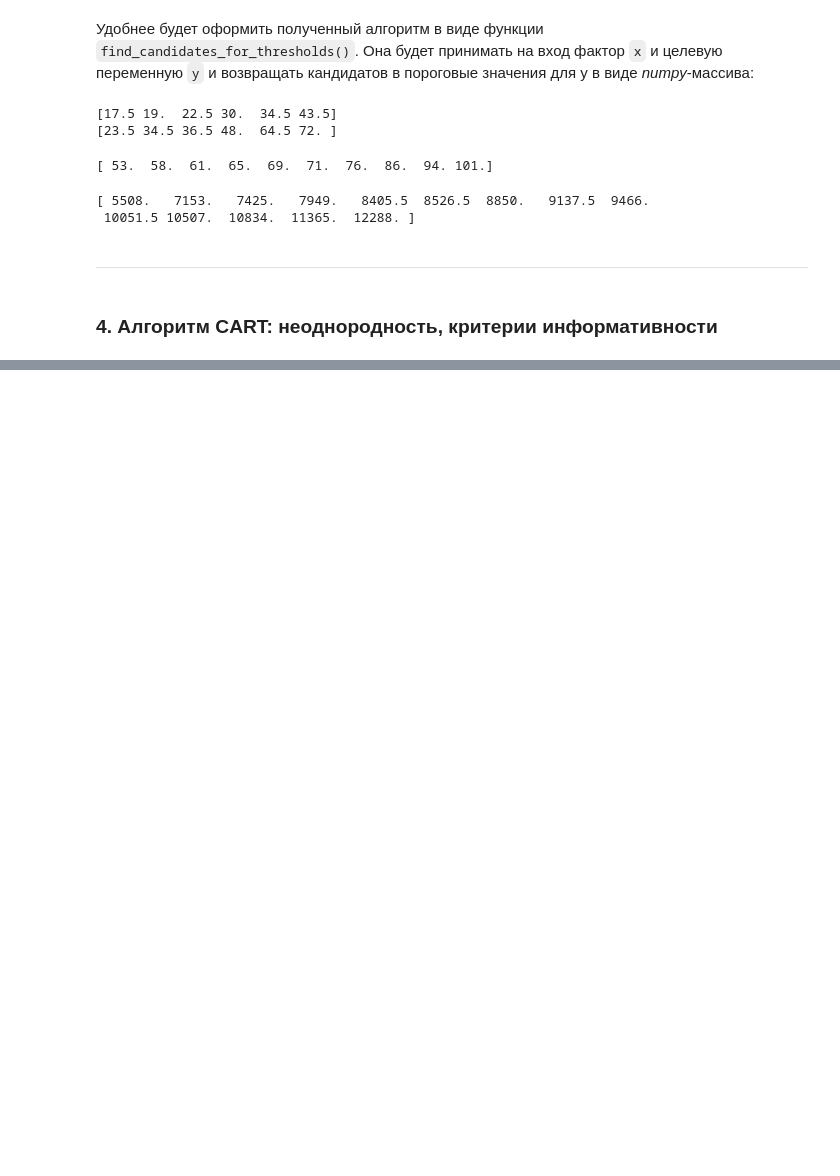
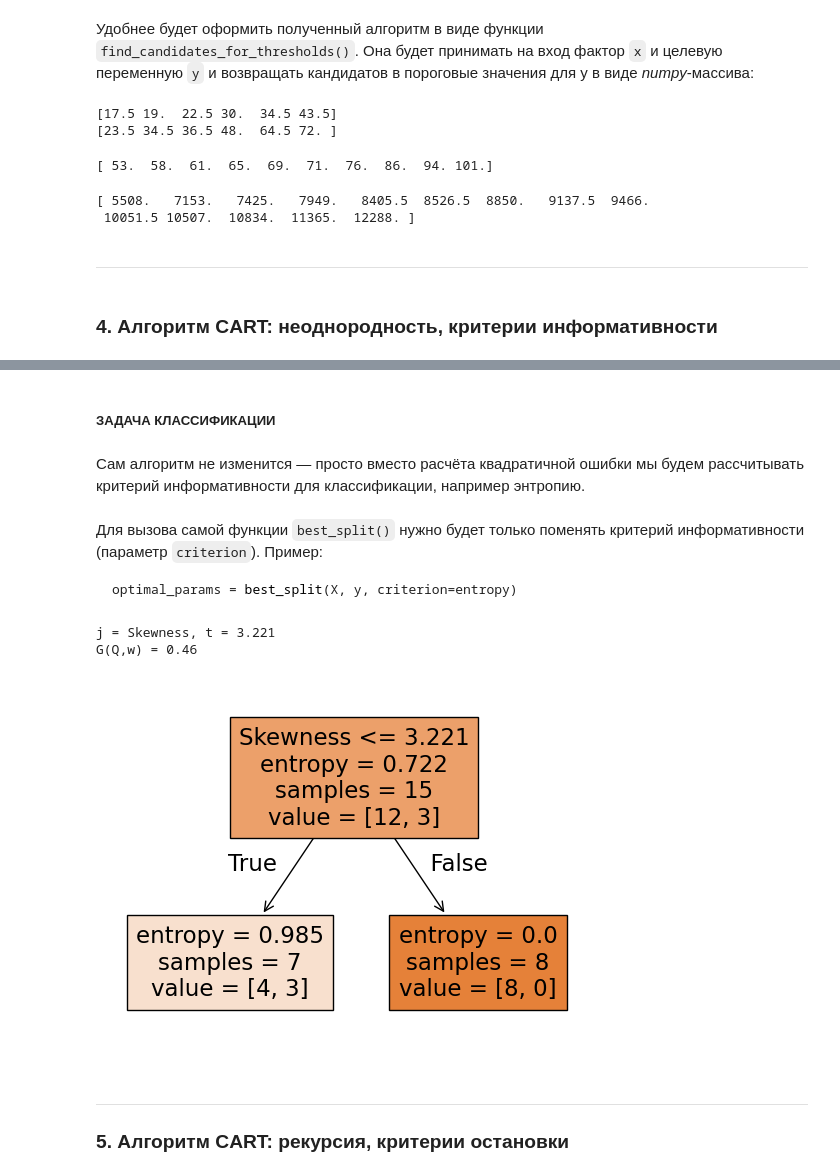
Before and after one commit to Blooodniy/SF_DS, a Jupyter notebook: MATH&ML/MATH&ML-8. Алгоритмы на основе деревьев решений/MATH&ML-8.ipynb, the cells around one changed output, grey strips where cells are left out. Drawn from its saved outputs; the diff is of its cells as text; code cells hidden in the pictures; blank space fills up the shorter version.

````diff
--- a/MATH&ML/MATH&ML-8. Алгоритмы на основе деревьев решений/MATH&ML-8.ipynb
+++ b/MATH&ML/MATH&ML-8. Алгоритмы на основе деревьев решений/MATH&ML-8.ipynb
@@ -219,0 +322,49 @@ print(find_candidates_for_thresholds(ames_sample['Lot Area'], ames_sample['SaleP
+# %% [markdown]
+##### ЗАДАЧА КЛАССИФИКАЦИИ
+# %% [markdown]
+Сам алгоритм не изменится — просто вместо расчёта квадратичной ошибки мы будем рассчитывать критерий информативности для классификации, например энтропию.
+# %%
+def entropy(y):
+    p = y.value_counts(normalize=True)
+    entropy = -np.sum(p * np.log2(p))
+    return entropy
+# %% [markdown]
+Для вызова самой функции `best_split()` нужно будет только поменять критерий информативности (параметр `criterion`). Пример:
+```Python
+optimal_params = best_split(X, y, criterion=entropy)
+```
+# %%
+# Задание 4.5
+# Дана часть датасета о банкнотах, состоящая из 15 наблюдений:
+bill_data = pd.read_csv('data/bill_authentication.csv')
+bill_sample = bill_data[['Variance', 'Skewness', 'Class']].sample(
+    n=15,
+    random_state=42,
+    ignore_index=True
+)
+# Создаём обучающую выборку
+X = bill_sample[['Variance', 'Skewness']]
+y = bill_sample['Class']
+# Найдите оптимальные для построения решающего пня параметры разбиения j и t. Для этого воспользуйтесь функцией best_split(), которую мы реализовали ранее.
+# В качестве критерия информативности используется энтропию Шеннона.
+# Примечание. Для самопроверки обучите на данной части датасета дерево решений из sklearn с максимальной глубиной 1,
+# критерием информативности 'entropy' и параметром random_state = 0 и визуализируйте его граф.
+osp_c = best_split(X, y, entropy)
+print(f'j = {X.columns[osp_c[0]]}, t = {osp_c[1]:.3f}')
+
+dtc = tree.DecisionTreeClassifier(max_depth=1,
+                                  criterion='entropy',
+                                  random_state=0)
+dtc.fit(X, y)
+tree.plot_tree(dtc,
+               feature_names=X.columns,
+               filled=True);
+
+print(f'G(Q,w) = {calculate_weighted_impurity(X, y, osp_c, entropy):.2f}')
+# %% [output]
+j = Skewness, t = 3.221
+G(Q,w) = 0.46
+[figure, added]
+# %% [markdown]
+---
+### 5. Алгоритм CART: рекурсия, критерии остановки
````
Also changed, not shown: parts of 11 cells of this notebook.
